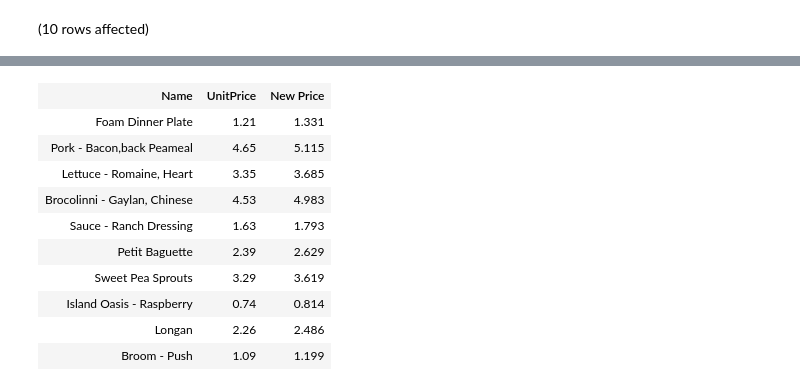
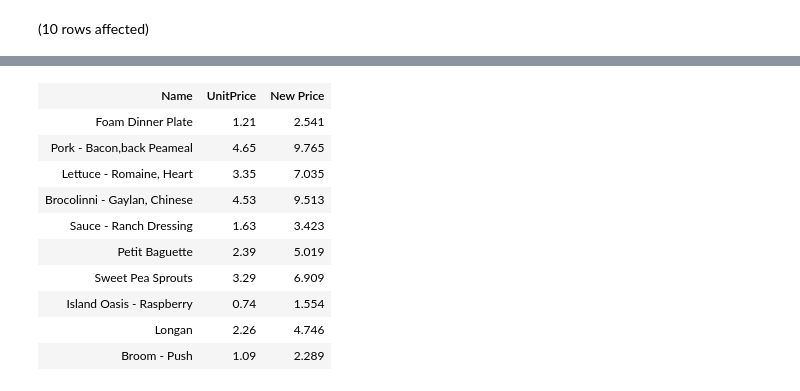
Before and after one commit to KarthikKumarDev/sql-practise, a Jupyter notebook: StoreDB/Basics (Select, Where Clauses).ipynb, the cells around one changed output, grey strips where cells are left out. Drawn from its saved outputs; the diff is of its cells as text; code cells hidden in the pictures.

```diff
--- a/StoreDB/Basics (Select, Where Clauses).ipynb
+++ b/StoreDB/Basics (Select, Where Clauses).ipynb
@@ -9,6 +9,6 @@ Total execution time: 00:00:00.001
 # %%
 -- Exercise 1
 -- Select clause
-SELECT Name, UnitPrice, UnitPrice * 1.1 as 'New Price'  from dbo.Products;
+SELECT Name, UnitPrice, UnitPrice * 2.1 as 'New Price'  from dbo.Products;
 # %% [output]
 (10 rows affected)
@@ -16,14 +16,14 @@ Total execution time: 00:00:00.002
 | Name | UnitPrice | New Price |
-| Foam Dinner Plate | 1.21 | 1.331 |
-| Pork - Bacon,back Peameal | 4.65 | 5.115 |
-| Lettuce - Romaine, Heart | 3.35 | 3.685 |
-| Brocolinni - Gaylan, Chinese | 4.53 | 4.983 |
-| Sauce - Ranch Dressing | 1.63 | 1.793 |
-| Petit Baguette | 2.39 | 2.629 |
-| Sweet Pea Sprouts | 3.29 | 3.619 |
-| Island Oasis - Raspberry | 0.74 | 0.814 |
-| Longan | 2.26 | 2.486 |
-| Broom - Push | 1.09 | 1.199 |
+| Foam Dinner Plate | 1.21 | 2.541 |
+| Pork - Bacon,back Peameal | 4.65 | 9.765 |
+| Lettuce - Romaine, Heart | 3.35 | 7.035 |
+| Brocolinni - Gaylan, Chinese | 4.53 | 9.513 |
+| Sauce - Ranch Dressing | 1.63 | 3.423 |
+| Petit Baguette | 2.39 | 5.019 |
+| Sweet Pea Sprouts | 3.29 | 6.909 |
+| Island Oasis - Raspberry | 0.74 | 1.554 |
+| Longan | 2.26 | 4.746 |
+| Broom - Push | 1.09 | 2.289 |
 # %%
 -- Exercise 2 : Where Clause
 -- Get the orders placed this year
```
Also changed, not shown: parts of 12 cells of this notebook.
